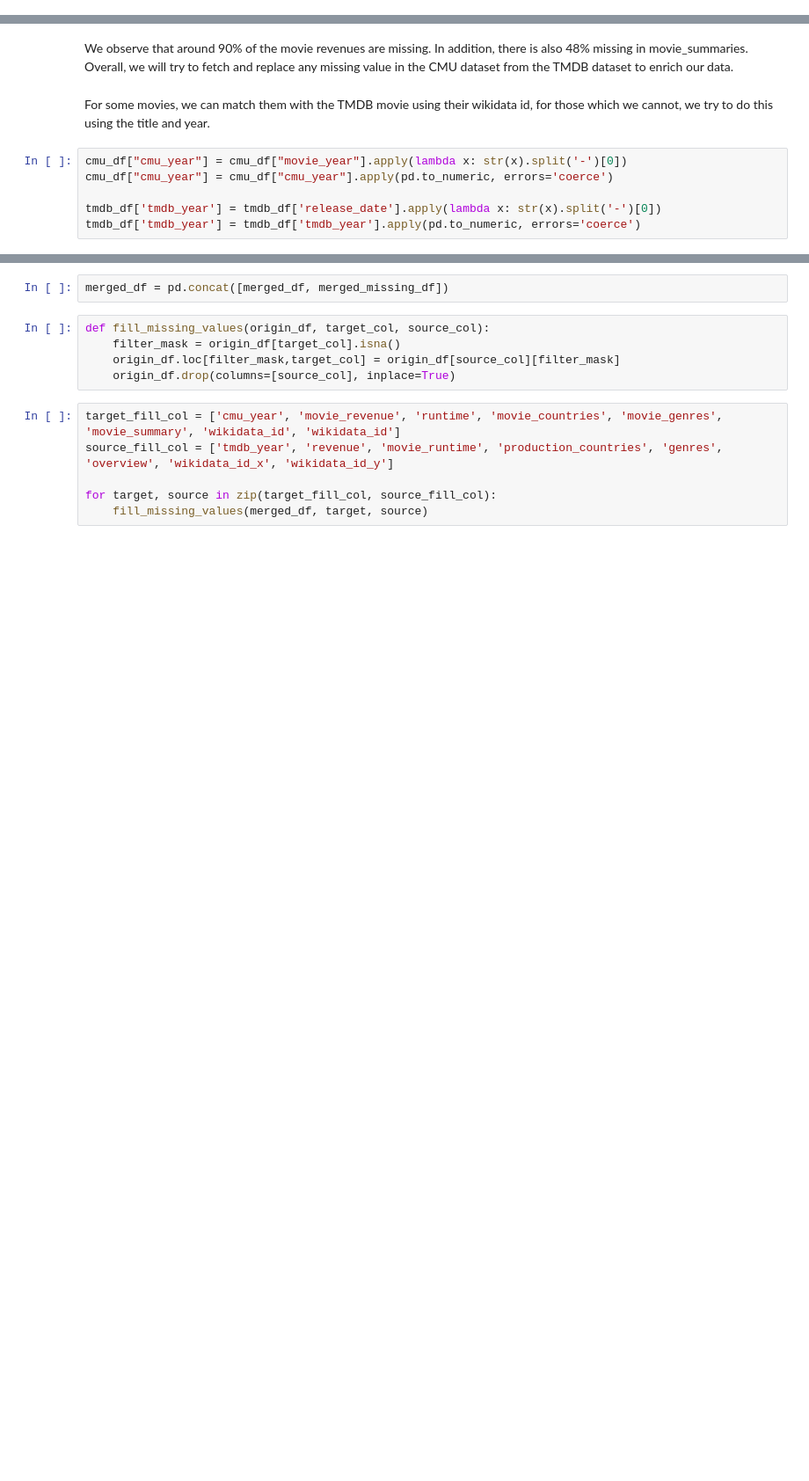
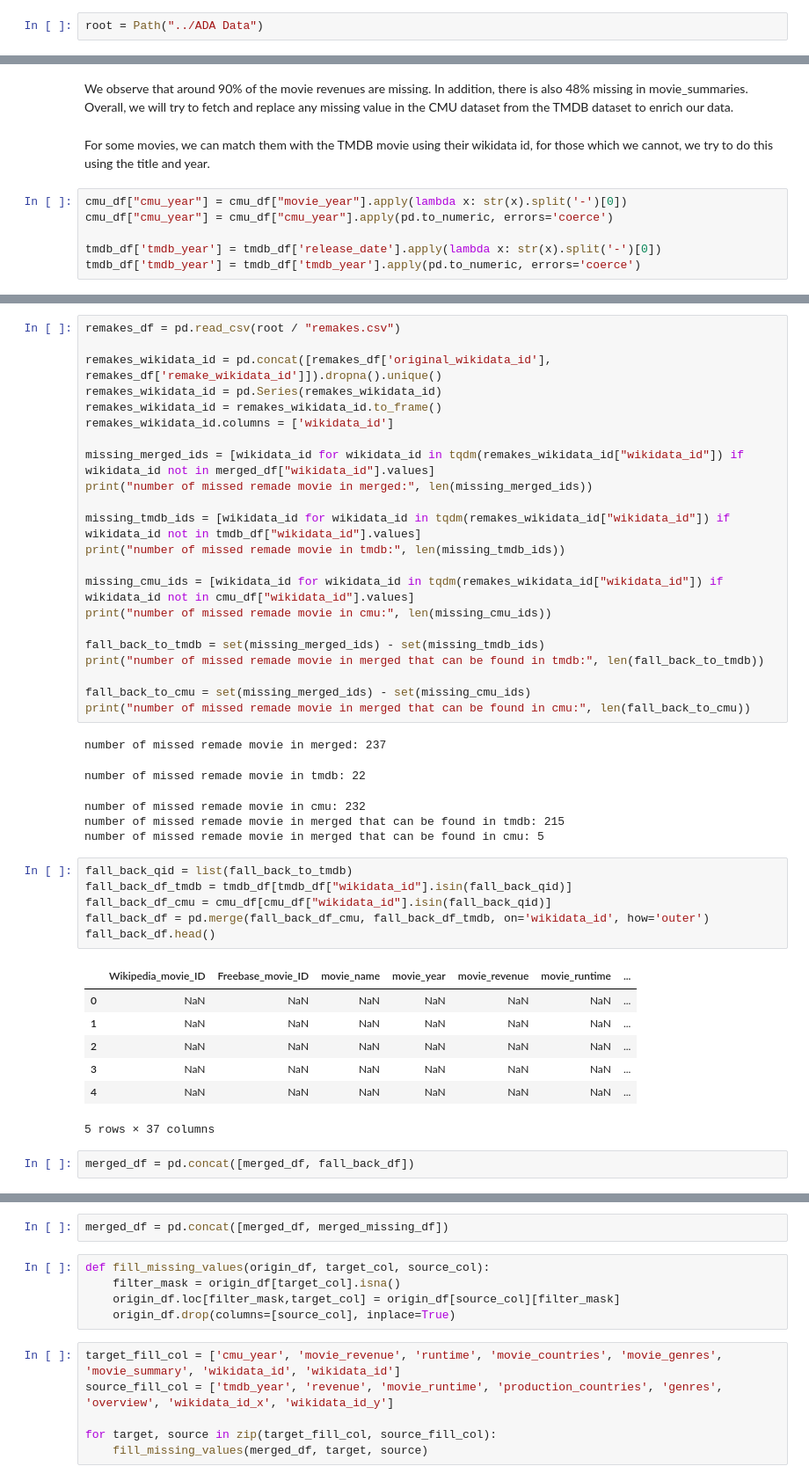
Before and after one commit to epfl-ada/ada-2024-project-madayam, a Jupyter notebook: src/eda.ipynb, the cells around one changed output, grey strips where cells are left out. Shown at 88% size. Saved outputs shown, nothing was run; the diff lists cells and outputs as text; blank space fills up the shorter version.

```diff
--- a/src/eda.ipynb
+++ b/src/eda.ipynb
@@ -15,3 +16,5 @@ from collections import Counter
 
 from ada_config.config import CONFIG
+# %%
+root = Path("../ADA Data")
 # %% [markdown]
@@ -62 +76,45 @@ merged_df = pd.merge(cmu_df, tmdb_only_cmu_df, on='wikidata_id', how='inner')
+# %%
+remakes_df = pd.read_csv(root / "remakes.csv")
+
+remakes_wikidata_id = pd.concat([remakes_df['original_wikidata_id'], remakes_df['remake_wikidata_id']]).dropna().unique()
+remakes_wikidata_id = pd.Series(remakes_wikidata_id)
+remakes_wikidata_id = remakes_wikidata_id.to_frame()
+remakes_wikidata_id.columns = ['wikidata_id']
+
+missing_merged_ids = [wikidata_id for wikidata_id in tqdm(remakes_wikidata_id["wikidata_id"]) if wikidata_id not in merged_df["wikidata_id"].values]
+print("number of missed remade movie in merged:", len(missing_merged_ids))
+
+missing_tmdb_ids = [wikidata_id for wikidata_id in tqdm(remakes_wikidata_id["wikidata_id"]) if wikidata_id not in tmdb_df["wikidata_id"].values]
+print("number of missed remade movie in tmdb:", len(missing_tmdb_ids))
+
+missing_cmu_ids = [wikidata_id for wikidata_id in tqdm(remakes_wikidata_id["wikidata_id"]) if wikidata_id not in cmu_df["wikidata_id"].values]
+print("number of missed remade movie in cmu:", len(missing_cmu_ids))
+
+fall_back_to_tmdb = set(missing_merged_ids) - set(missing_tmdb_ids)
+print("number of missed remade movie in merged that can be found in tmdb:", len(fall_back_to_tmdb))
+
+fall_back_to_cmu = set(missing_merged_ids) - set(missing_cmu_ids)
+print("number of missed remade movie in merged that can be found in cmu:", len(fall_back_to_cmu))
+# %% [output]
+number of missed remade movie in merged: 237
+number of missed remade movie in tmdb: 22
+number of missed remade movie in cmu: 232
+number of missed remade movie in merged that can be found in tmdb: 215
+number of missed remade movie in merged that can be found in cmu: 5
+# %%
+fall_back_qid = list(fall_back_to_tmdb)
+fall_back_df_tmdb = tmdb_df[tmdb_df["wikidata_id"].isin(fall_back_qid)]
+fall_back_df_cmu = cmu_df[cmu_df["wikidata_id"].isin(fall_back_qid)]
+fall_back_df = pd.merge(fall_back_df_cmu, fall_back_df_tmdb, on='wikidata_id', how='outer')
+fall_back_df.head()
+# %% [output]
+|  | Wikipedia_movie_ID | Freebase_movie_ID | movie_name | movie_year | movie_revenue | movie_runtime | ... |
+| 0 | NaN | NaN | NaN | NaN | NaN | NaN | ... |
+| 1 | NaN | NaN | NaN | NaN | NaN | NaN | ... |
+| 2 | NaN | NaN | NaN | NaN | NaN | NaN | ... |
+| 3 | NaN | NaN | NaN | NaN | NaN | NaN | ... |
+| 4 | NaN | NaN | NaN | NaN | NaN | NaN | ... |
+5 rows × 37 columns
+# %%
+merged_df = pd.concat([merged_df, fall_back_df])
 # %%
```
Also changed, not shown: parts of 15 cells of this notebook.
